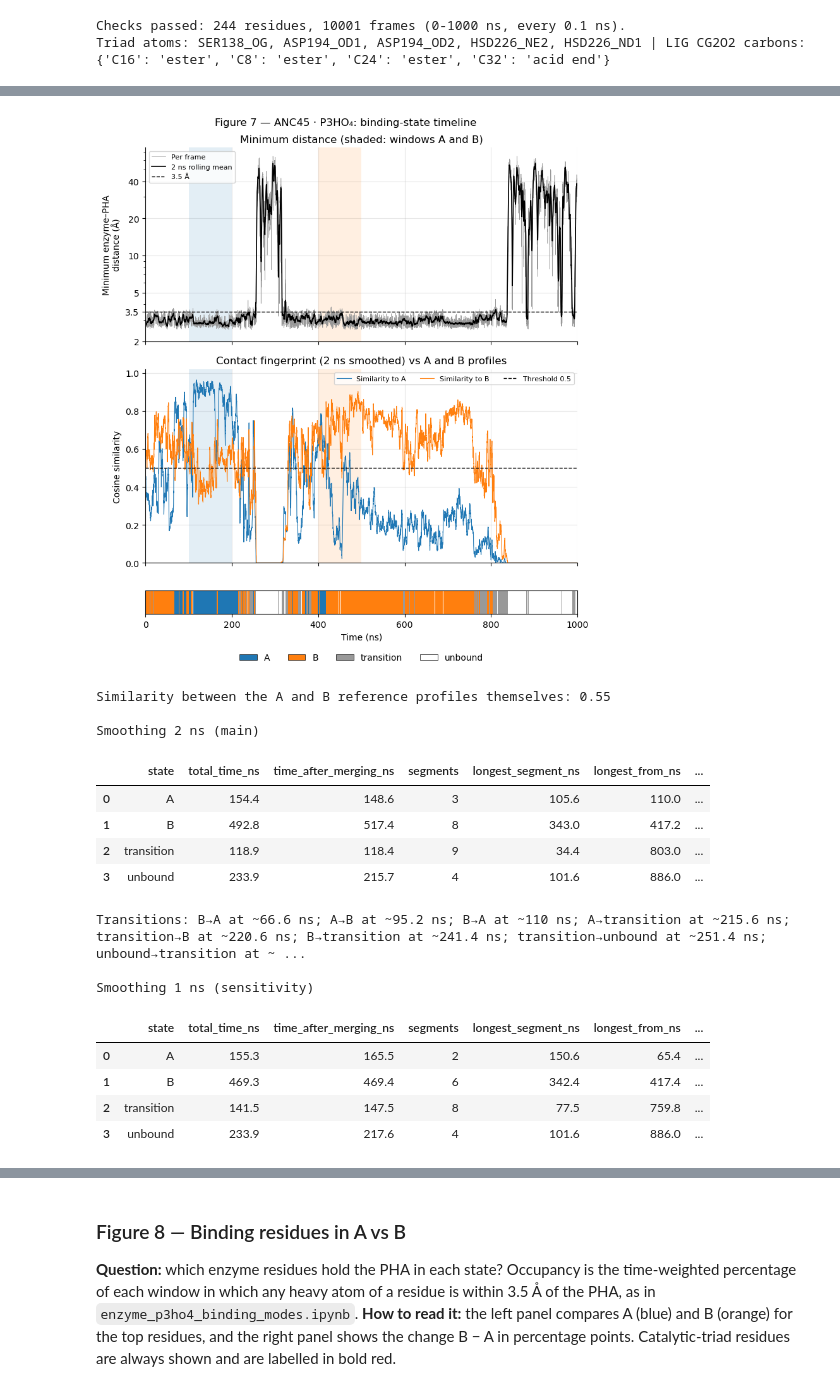
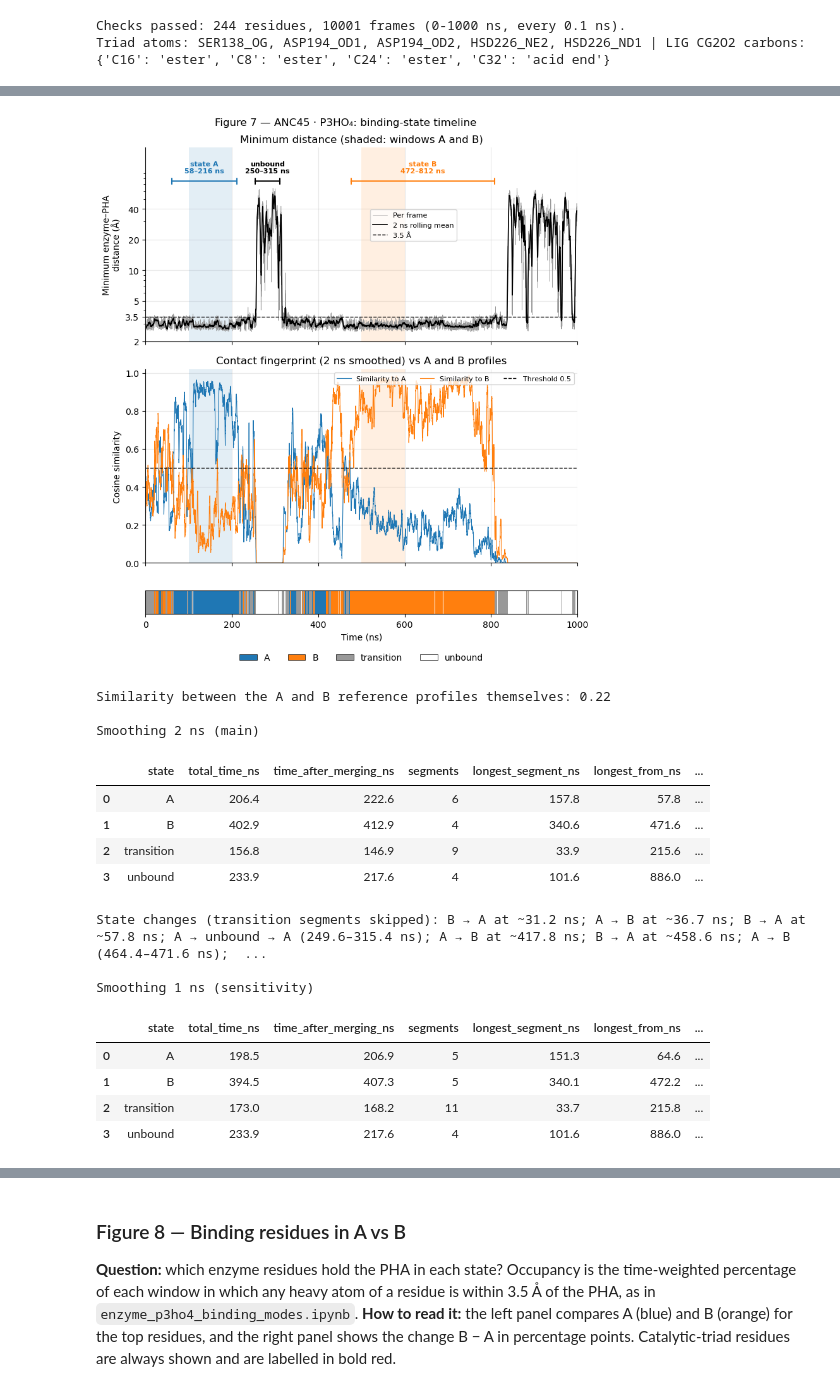
Before and after one commit to DanielYyork/iPHAsimulatorV2, a Jupyter notebook: src/md_simulation_scripts/enzyme_pha_analysis/ANC45_P3HO4_binding_modes.ipynb, the cells around one changed output, grey strips where cells are left out. Drawn from its saved outputs; the diff is of its cells as text; code cells hidden in the pictures.

```diff
--- a/src/md_simulation_scripts/enzyme_pha_analysis/ANC45_P3HO4_binding_modes.ipynb
+++ b/src/md_simulation_scripts/enzyme_pha_analysis/ANC45_P3HO4_binding_modes.ipynb
@@ -28,13 +28,14 @@ OUTPUT_ROOT = Path(os.environ.get('ANC45_BINDING_MODES_OUTPUT_ROOT',
                                   BASE_DIR / SYSTEM_FOLDER / 'analysis' / 'binding_modes_ANC45'))
 OUTPUT_DIR = OUTPUT_ROOT / RUN_TAG
 
-WINDOWS = {'A': (100.0, 200.0), 'B': (400.0, 500.0)}    # ns
+WINDOWS = {'A': (100.0, 200.0), 'B': (500.0, 600.0)}    # ns (B was 400-500 ns in run 20261005_134811)
 CONTACT_CUTOFF_A = 3.5                                   # residue-PHA contact cutoff (Å)
 WIDE_CUTOFF_A = 4.5                                      # looser contact cutoff, Figure 10 only (Å)
 TRIAD = {'SER138': ('SER', 138), 'ASP194': ('ASP', 194), 'HSD226': ('HSD', 226)}
 
 SMOOTH_NS = 2.0                       # Figure 7: centred rolling mean of contact fingerprints
 SMOOTH_SENSITIVITY_NS = (1.0, 5.0)    # Figure 7: sensitivity check
+START_POSE_NS = 5.0                   # Figure 7: starting-pose check uses the first 5 ns
 SIMILARITY_THRESHOLD = 0.5            # Figure 7: minimum cosine similarity for state A or B
 MIN_SEGMENT_NS = 5.0                  # Figure 7: shorter segments merged, for residence statistics only
 TOP_N, PROMINENT_PERCENT = 10, 10.0   # Figure 8: top 10 in either window, or >= 10 %
@@ -299,12 +300,37 @@ def residence(labels, smooth_ns):
                                  'time_ns': round(b['start_ns'], 1)} for a, b in zip(segs[:-1], segs[1:])])
     return pd.DataFrame(rows), transitions, segs
 
+def state_changes(segs, smooth_ns):
+    # Drop transition segments, then list changes between A, B and unbound; an unbound stretch is shown as X → unbound → Y.
+    seq = []
+    for s in segs:
+        if s['state'] == 'transition': continue
+        if seq and seq[-1]['state'] == s['state']: seq[-1]['end_ns'] = s['end_ns']
+        else: seq.append(dict(s))
+    rows, i = [], 0
+    while i < len(seq) - 1:
+        a, b = seq[i], seq[i + 1]
+        if b['state'] == 'unbound':
+            c = seq[i + 2] if i + 2 < len(seq) else None
+            change = f"{a['state']} → unbound → {c['state']}" if c else f"{a['state']} → unbound (to end of run)"
+            rows.append({'smoothing_ns': smooth_ns, 'change': change, 'from_ns': round(b['start_ns'], 1), 'to_ns': round(b['end_ns'], 1)})
+            i += 2
+        else:
+            rows.append({'smoothing_ns': smooth_ns, 'change': f"{a['state']} → {b['state']}",
+                         'from_ns': round(a['end_ns'], 1), 'to_ns': round(b['start_ns'], 1)})
+            i += 1
+    return pd.DataFrame(rows, columns=['smoothing_ns', 'change', 'from_ns', 'to_ns'])
+
+def describe_changes(changes):
+    return '; '.join(f"{r.change} ({r.from_ns:g}–{r.to_ns:g} ns)" if r.to_ns - r.from_ns > 0.05 else f"{r.change} at ~{r.from_ns:g} ns"
+                     for r in changes.itertuples())
+
 results7 = {}
 for s_ns in (SMOOTH_NS,) + tuple(SMOOTH_SENSITIVITY_NS):
     simA, simB, labels = label_states(s_ns)
     table, transitions, segs = residence(labels, s_ns)
     results7[s_ns] = {'simA': simA, 'simB': simB, 'labels': labels, 'table': table,
-                      'transitions': transitions, 'segments': segs}
+                      'transitions': transitions, 'segments': segs, 'changes': state_changes(segs, s_ns)}
 main7 = results7[SMOOTH_NS]; STATE_LABELS = main7['labels']
 merged_labels = np.empty(len(T), dtype=object)
 for s in main7['segments']: merged_labels[s['first']:s['last'] + 1] = s['state']
@@ -317,50 +343,74 @@ ax = axes[0]; shade_windows(ax)
 ax.plot(T, GMIN, color='0.6', lw=0.4, label='Per frame')
 ax.plot(T, gmin_roll, color='k', lw=1.2, label=f'{SMOOTH_NS:g} ns rolling mean')
 ax.axhline(CONTACT_CUTOFF_A, color='k', ls='--', lw=1, label=f'{CONTACT_CUTOFF_A:g} Å')
 ax.set_yscale('log'); ax.set_yticks([2, 3.5, 5, 10, 20, 40]); ax.set_yticklabels(['2', '3.5', '5', '10', '20', '40'])
-ax.set(ylabel='Minimum enzyme–PHA\ndistance (Å)', title='Minimum distance (shaded: windows A and B)')
-ax.legend(loc='upper left', fontsize=8); tidy(ax)
+ax.set(ylabel='Minimum enzyme–PHA\ndistance (Å)', ylim=(2, 160), title='Minimum distance (shaded: windows A and B)')
+ax.legend(loc='center', bbox_to_anchor=(0.62, 0.6), fontsize=8); tidy(ax)
+# Mark the longest clean A and B blocks and any unbound stretch (>= 20 ns) between them, from the merged labels.
+def longest(state):
+    c = [s for s in main7['segments'] if s['state'] == state]
+    return max(c, key=lambda s: s['end_ns'] - s['start_ns']) if c else None
+blocks = [(longest(k), f'state {k}', COLOURS[k]) for k in ('A', 'B') if longest(k)]
+if len(blocks) == 2:
+    gap = sorted([blocks[0][0], blocks[1][0]], key=lambda s: s['start_ns'])
+    blocks += [(s, 'unbound', 'k') for s in main7['segments'] if s['state'] == 'unbound'
+               and s['start_ns'] >= gap[0]['end_ns'] and s['end_ns'] <= gap[1]['start_ns'] and s['end_ns'] - s['start_ns'] >= 20]
+ANNOTATED_BLOCKS = []
+for seg, name, colour in blocks:
+    ax.annotate('', xy=(seg['start_ns'], 75), xytext=(seg['end_ns'], 75),
+                arrowprops=dict(arrowstyle='|-|', color=colour, lw=1.5, mutation_scale=3))
+    ax.text((seg['start_ns'] + seg['end_ns']) / 2, 88, f"{name}\n{seg['start_ns']:.0f}–{seg['end_ns']:.0f} ns",
+            ha='center', va='bottom', fontsize=8, color=colour, fontweight='bold')
+    ANNOTATED_BLOCKS.append({'label': name, 'start_ns': round(seg['start_ns'], 1), 'end_ns': round(seg['end_ns'], 1)})
 ax = axes[1]; shade_windows(ax)
 ax.plot(T, main7['simA'], color=COLOURS['A'], lw=0.8, label='Similarity to A')
 ax.plot(T, main7['simB'], color=COLOURS['B'], lw=0.8, label='Similarity to B')
 ax.axhline(SIMILARITY_THRESHOLD, color='k', ls='--', lw=1, label=f'Threshold {SIMILARITY_THRESHOLD:g}')
 ax.set(ylabel='Cosine similarity', ylim=(0, 1.02), title=f'Contact fingerprint ({SMOOTH_NS:g} ns smoothed) vs A and B profiles')
 ax.legend(loc='upper right', fontsize=8, ncol=3); tidy(ax)
 draw_state_strip(axes[2], STATE_LABELS)
 axes[2].set(xlabel='Time (ns)', xlim=(T[0], T[-1]))
 fig.suptitle('Figure 7 — ANC45 · P3HO₄: binding-state timeline')
 fig.tight_layout()
 save_png(fig, 'fig7_state_timeline.png')
 display(fig); plt.close(fig)
 
 save_csv(pd.DataFrame({'frame': FRAMES, 'time_ns': T, 'min_distance_A': GMIN, 'min_distance_rolling_A': gmin_roll,
                        'similarity_A': main7['simA'], 'similarity_B': main7['simB'],
                        'state': STATE_LABELS, 'state_after_merging': merged_labels}), 'fig7_state_timeline.csv')
 save_csv(residues[['resindex', 'resid', 'resname']].assign(profile_A=PROFILES['A'], profile_B=PROFILES['B']),
          'fig7_reference_profiles.csv')
 save_csv(pd.concat([r['table'] for r in results7.values()], ignore_index=True), 'fig7_residence_times.csv')
 save_csv(pd.concat([r['transitions'] for r in results7.values()], ignore_index=True), 'fig7_transitions.csv')
+save_csv(pd.concat([r['changes'] for r in results7.values()], ignore_index=True), 'fig7_state_changes.csv')
+save_csv(pd.DataFrame(ANNOTATED_BLOCKS), 'fig7_annotated_blocks.csv')
 cos_ab = PROFILES['A'] @ PROFILES['B'] / np.linalg.norm(PROFILES['A']) / np.linalg.norm(PROFILES['B'])
 print(f'Similarity between the A and B reference profiles themselves: {cos_ab:.2f}')
 for s_ns, r in results7.items():
     print(f"\nSmoothing {s_ns:g} ns" + (' (main)' if s_ns == SMOOTH_NS else ' (sensitivity)'))
     display(r['table'].drop(columns='smoothing_ns'))
-    print('Transitions:', '; '.join(f"{x['from']}→{x['to']} at ~{x.time_ns:g} ns" for _, x in r['transitions'].iterrows()))
+    print('State changes (transition segments skipped):', describe_changes(r['changes']))
+# Starting pose: mean contact fingerprint over the first START_POSE_NS, compared with the A and B profiles.
+start_fp = CONTACT[T <= T[0] + START_POSE_NS].mean(axis=0)
+START_SIM = {k: float(start_fp @ p / (np.linalg.norm(start_fp) * np.linalg.norm(p))) for k, p in PROFILES.items()}
+print(f"\nStarting pose (mean fingerprint, {T[0]:g}–{T[0] + START_POSE_NS:g} ns): similarity to A = {START_SIM['A']:.2f}, "
+      f"to B = {START_SIM['B']:.2f} → " + (f"resembles {max(START_SIM, key=START_SIM.get)}" if max(START_SIM.values()) >= SIMILARITY_THRESHOLD
+      else f"resembles neither (both below {SIMILARITY_THRESHOLD:g}); slightly closer to {max(START_SIM, key=START_SIM.get)}"))
 # %% [output]
-[figure, old version]
+[figure, new version]
-Similarity between the A and B reference profiles themselves: 0.55
+Similarity between the A and B reference profiles themselves: 0.22
 
 Smoothing 2 ns (main)
 |  | state | total_time_ns | time_after_merging_ns | segments | longest_segment_ns | longest_from_ns | ... |
-| 0 | A | 154.4 | 148.6 | 3 | 105.6 | 110.0 | ... |
-| 1 | B | 492.8 | 517.4 | 8 | 343.0 | 417.2 | ... |
-| 2 | transition | 118.9 | 118.4 | 9 | 34.4 | 803.0 | ... |
-| 3 | unbound | 233.9 | 215.7 | 4 | 101.6 | 886.0 | ... |
+| 0 | A | 206.4 | 222.6 | 6 | 157.8 | 57.8 | ... |
+| 1 | B | 402.9 | 412.9 | 4 | 340.6 | 471.6 | ... |
+| 2 | transition | 156.8 | 146.9 | 9 | 33.9 | 215.6 | ... |
+| 3 | unbound | 233.9 | 217.6 | 4 | 101.6 | 886.0 | ... |
-Transitions: B→A at ~66.6 ns; A→B at ~95.2 ns; B→A at ~110 ns; A→transition at ~215.6 ns; transition→B at ~220.6 ns; B→transition at ~241.4 ns; transition→unbound at ~251.4 ns; unbound→transition at ~ ...
+State changes (transition segments skipped): B → A at ~31.2 ns; A → B at ~36.7 ns; B → A at ~57.8 ns; A → unbound → A (249.6–315.4 ns); A → B at ~417.8 ns; B → A at ~458.6 ns; A → B (464.4–471.6 ns);  ...
 
 Smoothing 1 ns (sensitivity)
 |  | state | total_time_ns | time_after_merging_ns | segments | longest_segment_ns | longest_from_ns | ... |
-| 0 | A | 155.3 | 165.5 | 2 | 150.6 | 65.4 | ... |
-| 1 | B | 469.3 | 469.4 | 6 | 342.4 | 417.4 | ... |
-| 2 | transition | 141.5 | 147.5 | 8 | 77.5 | 759.8 | ... |
+| 0 | A | 198.5 | 206.9 | 5 | 151.3 | 64.6 | ... |
+| 1 | B | 394.5 | 407.3 | 5 | 340.1 | 472.2 | ... |
+| 2 | transition | 173.0 | 168.2 | 11 | 33.7 | 215.8 | ... |
 | 3 | unbound | 233.9 | 217.6 | 4 | 101.6 | 886.0 | ... |
```
Also changed, not shown: parts of 11 cells of this notebook.
